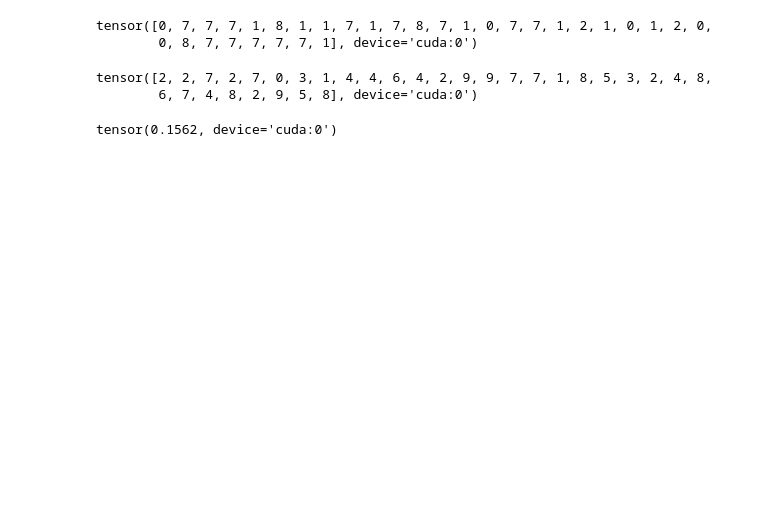
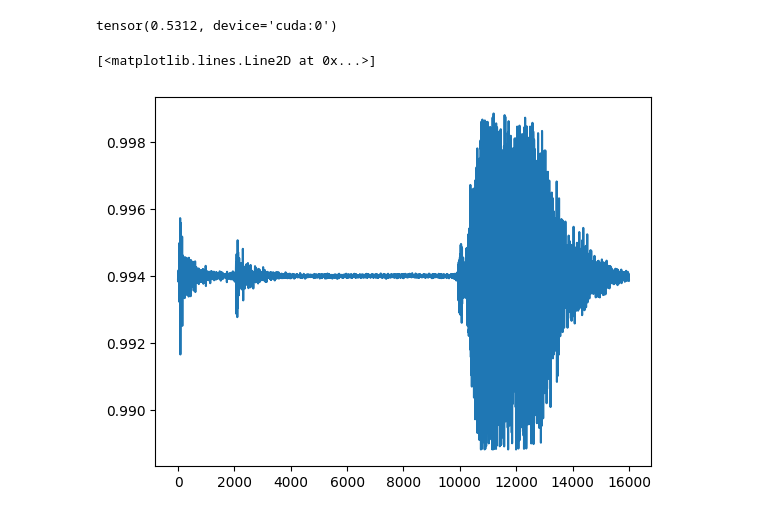
Before and after one commit to haydnllh/Interpretability-of-Mamba, a Jupyter notebook: analysis/sc.ipynb, the cells around one changed output. Cells and saved outputs as stored; diff of their text form; code cells hidden in the pictures; blank space fills up the shorter version.

```diff
--- a/analysis/sc.ipynb
+++ b/analysis/sc.ipynb
@@ -31,34 +13,43 @@ Audio(X[sample, :, 0].to('cpu'), rate=sr)
 # %%
+
 from train.train import MambaClassifierTrainer
 from omegaconf import OmegaConf
 from mamba_ssm.modules.mamba import MambaConfig
 import torch
 
-config = OmegaConf.load('models/configs/sc/sc_raw.yaml')
-mamba_conf = MambaConfig(**config.mamba)
+config = OmegaConf.load('models/configs/sc/sc_raw_real.yaml')
 
 model = MambaClassifierTrainer.load_from_checkpoint(
-    'checkpoints/sc/raw/last.ckpt',
+    '/scratch/lhl1g23/checkpoints/sc/raw/real/last.ckpt',
     data="sc",
     mamba_config=config.mamba,
     model_config=config.model
 )
+
 model.eval()
 torch.set_grad_enabled(False)
+
+params = next(model.classifier.get_params(X[:1]))
+
+A = params['A']
+B = params['B']
+C = params['C']
+D = params['D']
+dA = params['dA']
+dB = params['dB']
+dt = params['dt']
+states = params['states']
+y_ssm = params['y_ssm']
 # %%
 logits = model(X)
 pred = logits.argmax(dim=1)
+(pred == y).float().mean()
+# %% [output]
+tensor(0.5312, device='cuda:0')
-# %%
-pred
-# %% [output]
-tensor([0, 7, 7, 7, 1, 8, 1, 1, 7, 1, 7, 8, 7, 1, 0, 7, 7, 1, 2, 1, 0, 1, 2, 0,
-        0, 8, 7, 7, 7, 7, 7, 1], device='cuda:0')
-# %%
-y
-# %% [output]
-tensor([2, 2, 7, 2, 7, 0, 3, 1, 4, 4, 6, 4, 2, 9, 9, 7, 7, 1, 8, 5, 3, 2, 4, 8,
-        6, 7, 4, 8, 2, 9, 5, 8], device='cuda:0')
-# %%
-(pred == y).float().mean()
-# %% [output]
-tensor(0.1562, device='cuda:0')
+# %%
+import matplotlib.pyplot as plt
+
+plt.plot(dA[0, :, 10, 0])
+# %% [output]
+[<matplotlib.lines.Line2D at 0x...>]
+[figure, added]
```
Also changed, not shown: parts of 5 cells of this notebook, 18 other files.
